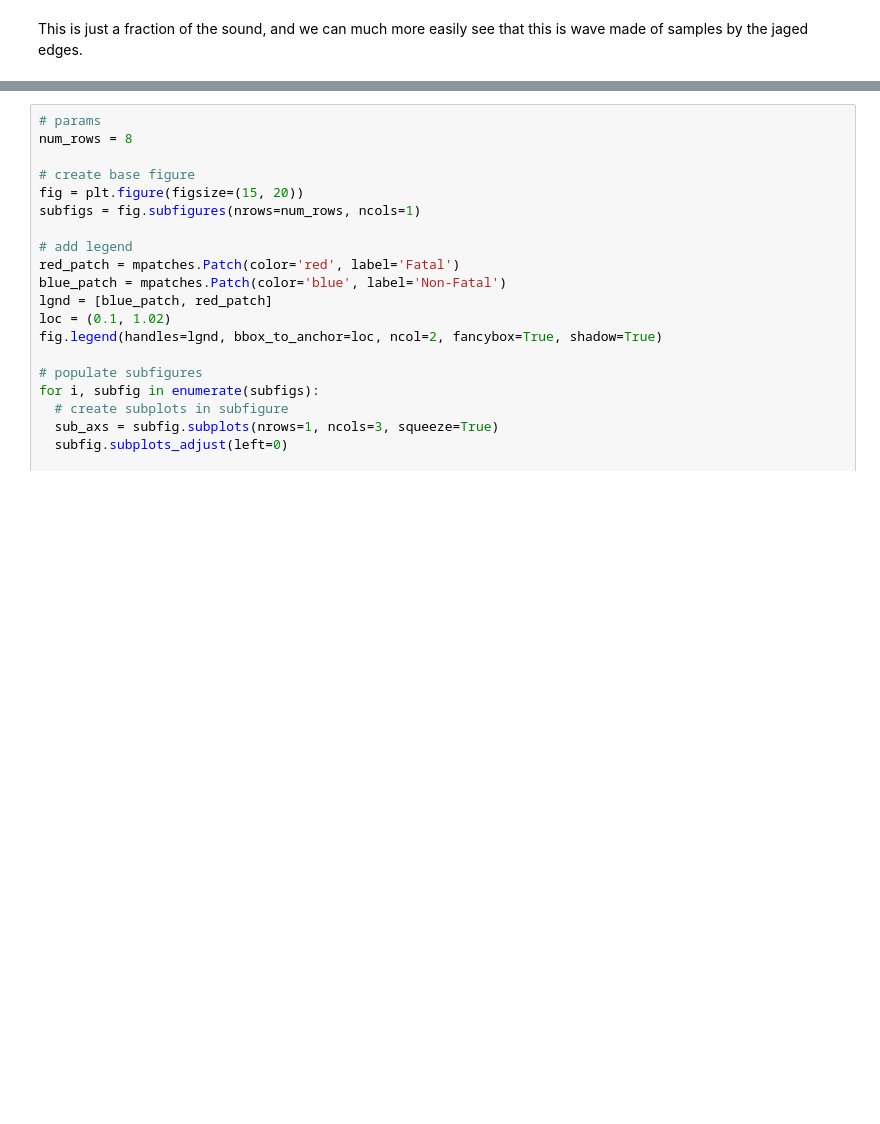
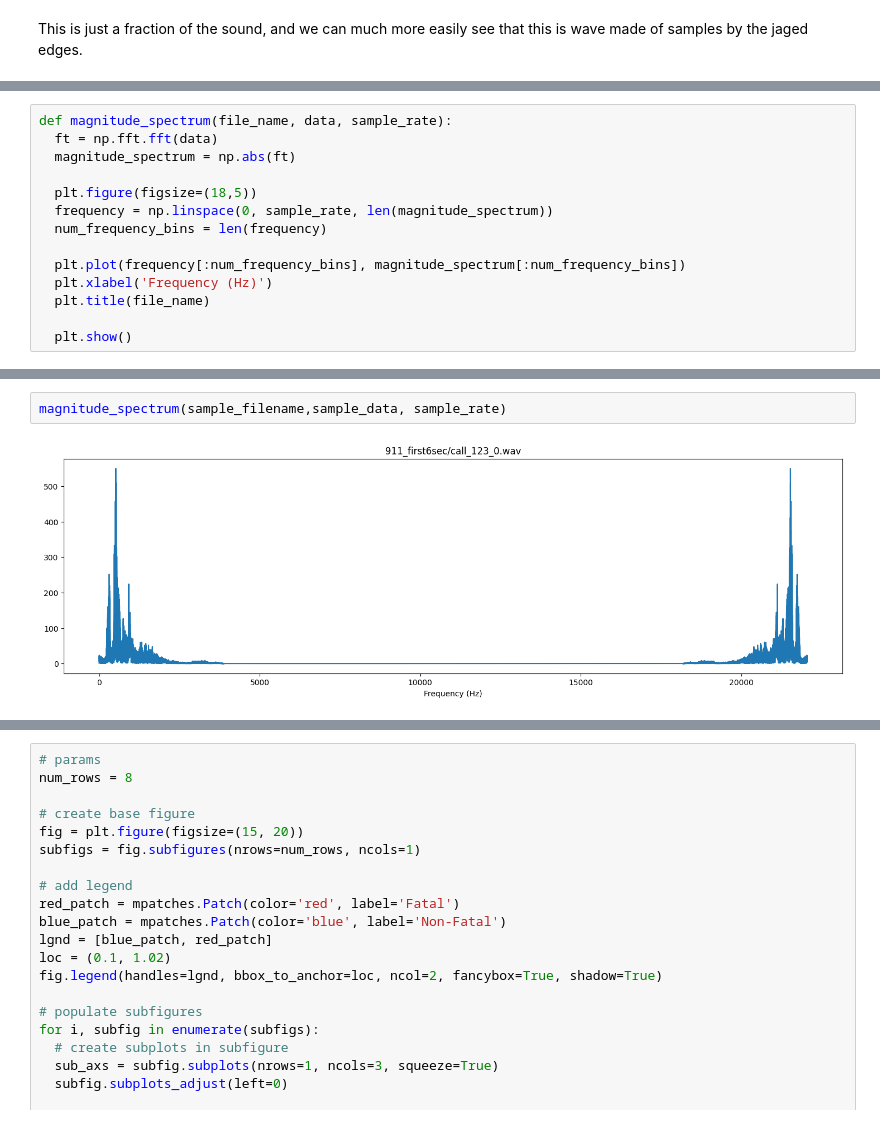
Before and after one commit to ramwtz/data-science-project, a Jupyter notebook: draft/basic_model_train.ipynb, the cells around one changed output, grey strips where cells are left out. Cells and saved outputs as stored; diff of their text form; blank space fills up the shorter version.

```diff
--- a/draft/basic_model_train.ipynb
+++ b/draft/basic_model_train.ipynb
@@ -252,0 +281,14 @@ This is just a fraction of the sound, and we can much more easily see that this
+# %%
+def magnitude_spectrum(file_name, data, sample_rate):
+  ft = np.fft.fft(data)
+  magnitude_spectrum = np.abs(ft)
+
+  plt.figure(figsize=(18,5))
+  frequency = np.linspace(0, sample_rate, len(magnitude_spectrum))
+  num_frequency_bins = len(frequency)
+
+  plt.plot(frequency[:num_frequency_bins], magnitude_spectrum[:num_frequency_bins])
+  plt.xlabel('Frequency (Hz)')
+  plt.title(file_name)
+
+  plt.show()
@@ -252,0 +297,4 @@ This is just a fraction of the sound, and we can much more easily see that this
+# %%
+magnitude_spectrum(sample_filename,sample_data, sample_rate)
+# %% [output]
+[figure, added]
```
Also changed, not shown: parts of 25 cells of this notebook.
